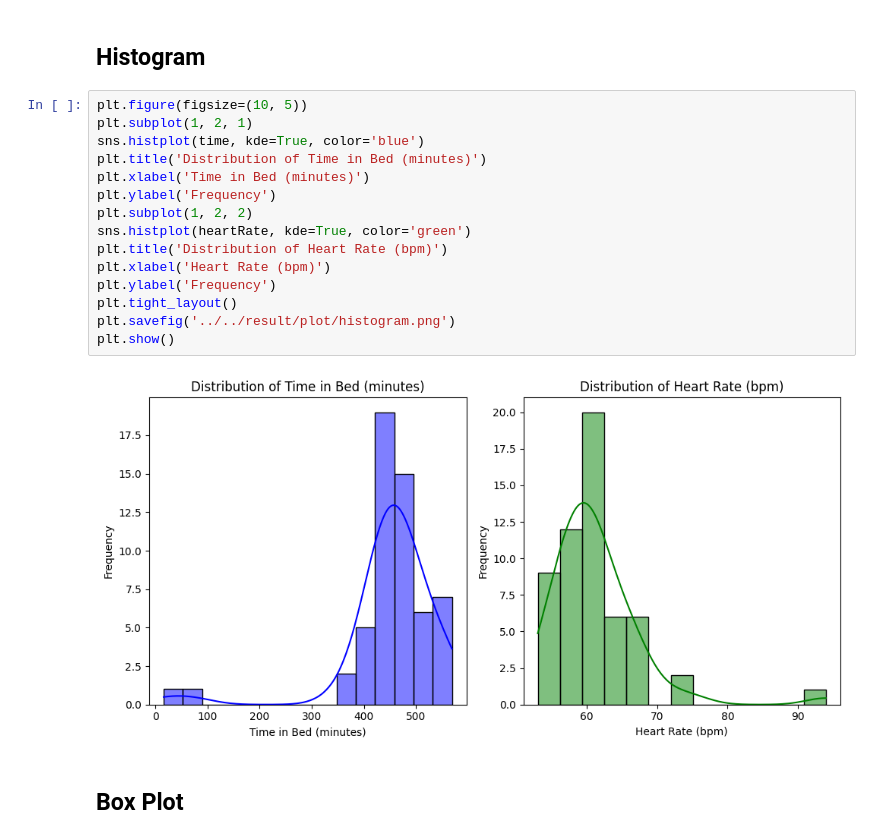
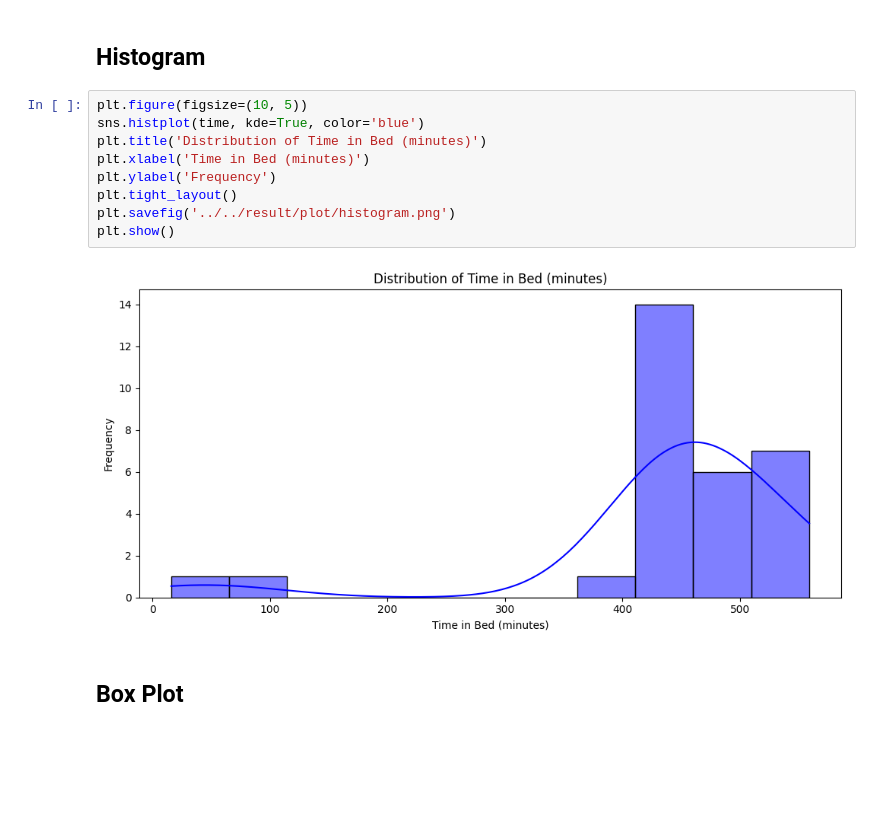
Before and after one commit to KhornVictor/sleepStatisticalAnalyzing, a Jupyter notebook: notebook/self/dataExploration.ipynb, the cells around one changed output. Drawn from its saved outputs; the diff is of its cells as text; blank space fills up the shorter version.

```diff
--- a/notebook/self/dataExploration.ipynb
+++ b/notebook/self/dataExploration.ipynb
@@ -249,20 +167,14 @@ time_in_bed_min
 ## Histogram
 # %%
 plt.figure(figsize=(10, 5))
-plt.subplot(1, 2, 1)
 sns.histplot(time, kde=True, color='blue')
 plt.title('Distribution of Time in Bed (minutes)')
 plt.xlabel('Time in Bed (minutes)')
 plt.ylabel('Frequency')
-plt.subplot(1, 2, 2)
-sns.histplot(heartRate, kde=True, color='green')
-plt.title('Distribution of Heart Rate (bpm)')
-plt.xlabel('Heart Rate (bpm)')
-plt.ylabel('Frequency')
 plt.tight_layout()
 plt.savefig('../../result/plot/histogram.png')
 plt.show()
 # %% [output]
-[figure, old version]
+[figure, new version]
 # %% [markdown]
 ## Box Plot
```
Also changed, not shown: parts of 30 cells of this notebook, 6 other files.
